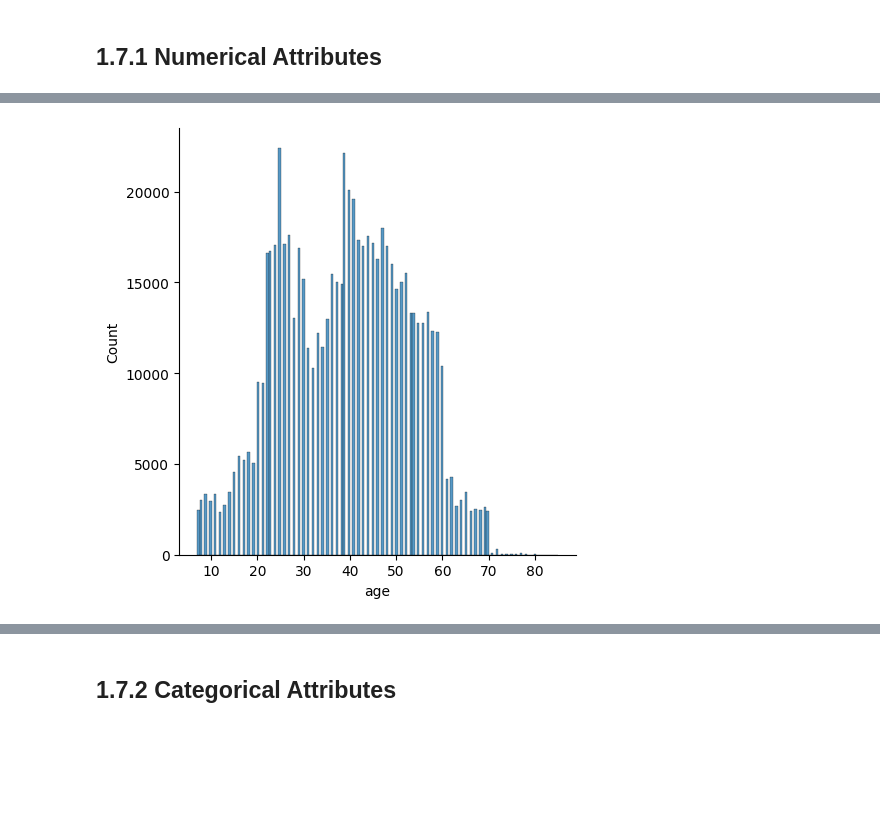
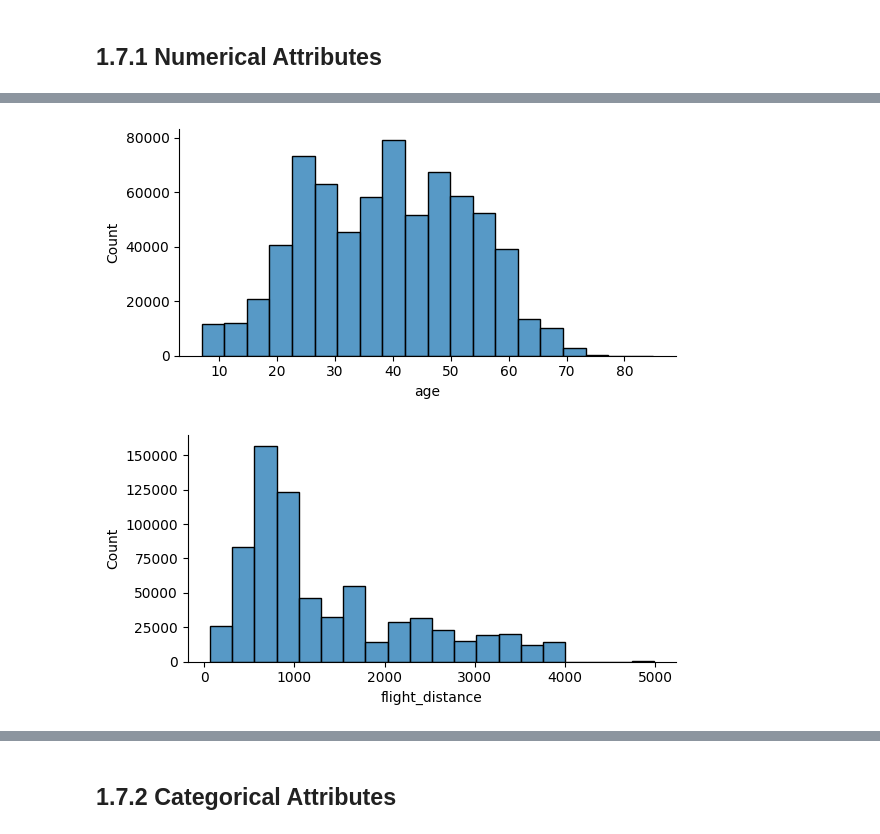
Before and after one commit to Data-Projects1/airline_satisfaction, a Jupyter notebook: notebooks/01.analise_satisf.ipynb, the cells around one changed output, grey strips where cells are left out. Saved outputs shown, nothing was run; the diff lists cells and outputs as text; code cells hidden in the pictures; blank space fills up the shorter version.

```diff
--- a/notebooks/01.analise_satisf.ipynb
+++ b/notebooks/01.analise_satisf.ipynb
@@ -308,5 +329,12 @@ plt.show()
-# %%
-sns.displot(df1['age'])
-plt.show()
-# %% [output]
-[figure, removed]
+# %%
+# Age
+sns.displot(df1['age'],  bins=20, height=3, aspect=2)
+plt.show()
+# %% [output]
+[figure, added]
+# %%
+# Distância de voo (flight distance)
+sns.displot(df1['flight_distance'],  bins=20, height=3, aspect=2)
+plt.show()
+# %% [output]
+[figure, added]
```
Also changed, not shown: parts of 22 cells of this notebook, 1 other file.
